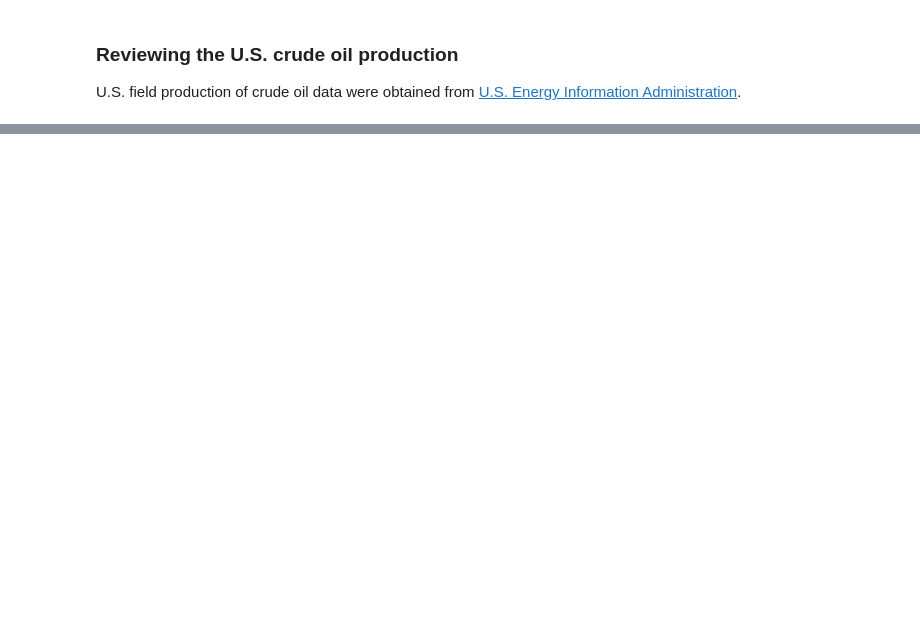
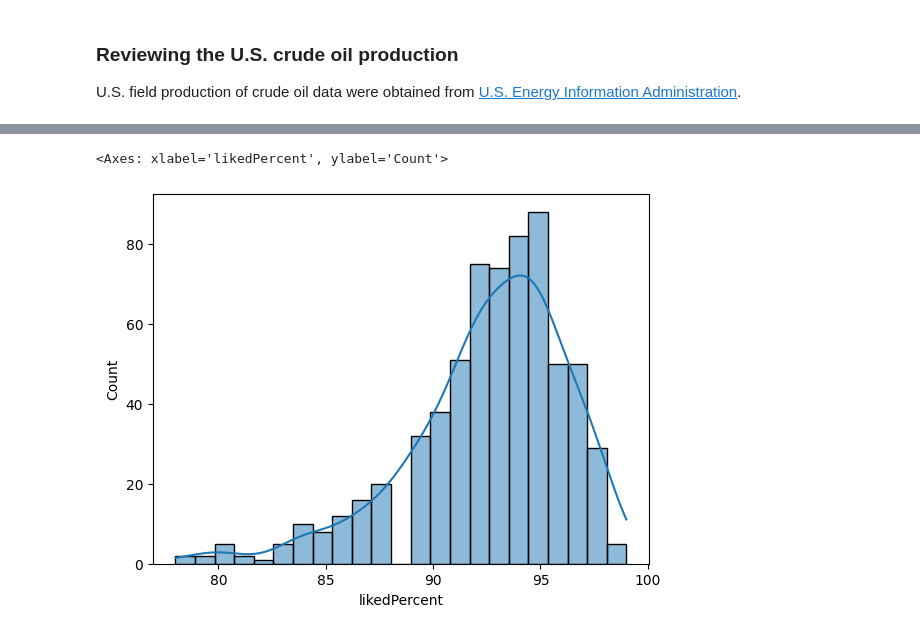
Before and after one commit to LimaBD/math3-unsam, a Jupyter notebook: PDP/impact_of_computing_on_businesses_and_markets.ipynb, the cells around one changed output, grey strips where cells are left out. Cells and saved outputs as stored; diff of their text form; code cells hidden in the pictures; blank space fills up the shorter version.

```diff
--- a/PDP/impact_of_computing_on_businesses_and_markets.ipynb
+++ b/PDP/impact_of_computing_on_businesses_and_markets.ipynb
@@ -936,0 +1078,5 @@ KeyboardInterrupt:
+# %%
+sns.histplot(book['likedPercent'], kde=True)
+# %% [output]
+<Axes: xlabel='likedPercent', ylabel='Count'>
+[figure, added]
```
Also changed, not shown: parts of 53 cells of this notebook, 1 other file.
